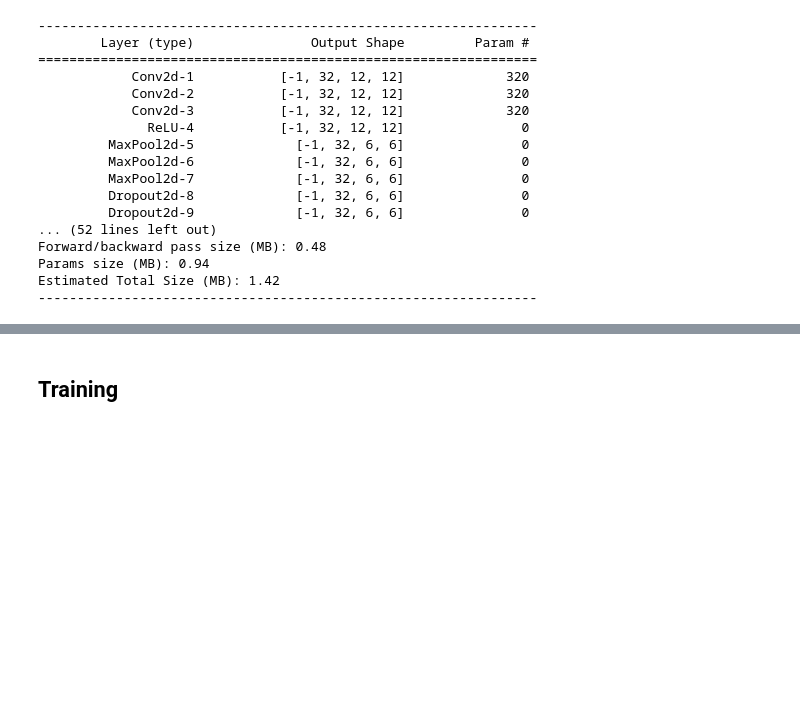
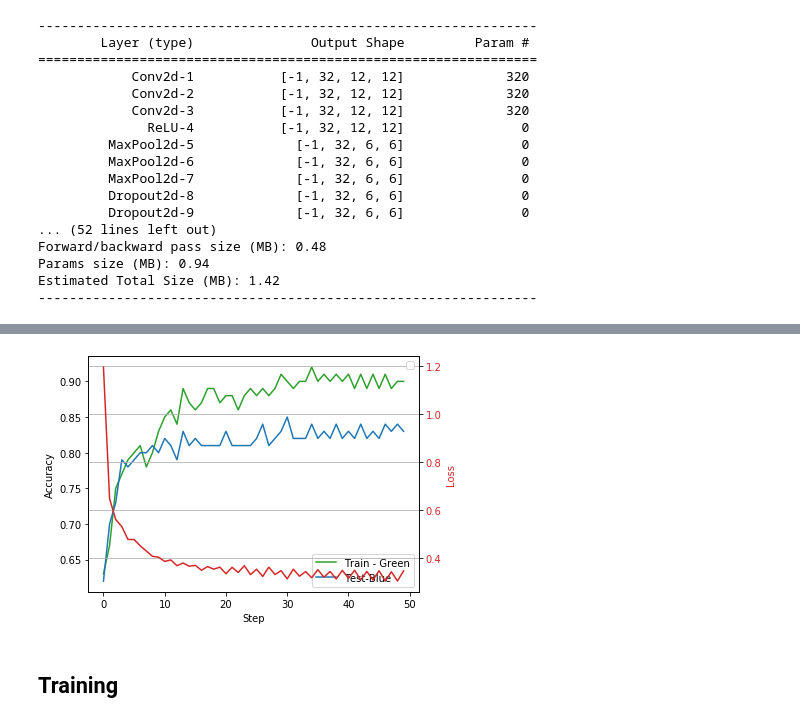
Before and after one commit to Jiang15/Deep-Learning-Project-1, a Jupyter notebook: Project 1- Weight Sharing and Auxiliary Losses.ipynb, the cells around one changed output, grey strips where cells are left out. Saved outputs shown, nothing was run; the diff lists cells and outputs as text; code cells hidden in the pictures; blank space fills up the shorter version.

Commit message:
RCNN

```diff
--- a/Project 1- Weight Sharing and Auxiliary Losses.ipynb
+++ b/Project 1- Weight Sharing and Auxiliary Losses.ipynb
@@ -511,0 +592,14 @@ plot_train_info(train_info_AL, True)
+# %%
+reg = 0.1
+lr = 0.001# Add learning rate decay
+epochs = 25
+auxiliary_loss = False
+AL_weight = 0.5
+
+net = RCNN(nb_channels, nb_class)
+
+train_info = train(train_loader, test_loader,
+                 model=net,
+                 optimizer=optim.Adam(net.parameters(), lr=lr, weight_decay=reg),
+                 criterion=cross_entropy, AL_weight = AL_weight,
+                 epochs=epochs, test_every=5, auxiliary_loss = auxiliary_loss)
@@ -512,3 +624,7 @@ plot_train_info(train_info_AL, True)
+# %%
+plot_train_info(train_info, False)
+# %% [output]
+[figure, added]
 # %% [markdown]
 ## Training
 # %% [markdown]
```
Also changed, not shown: parts of 14 cells of this notebook.
